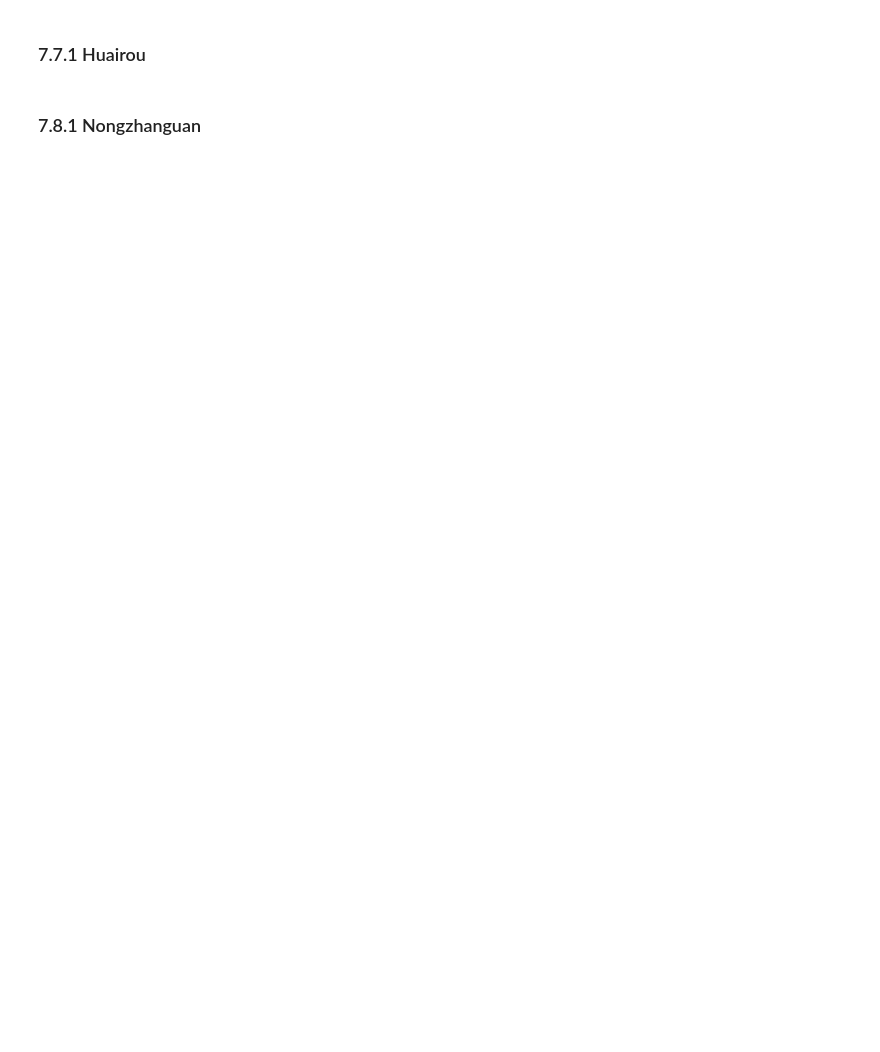
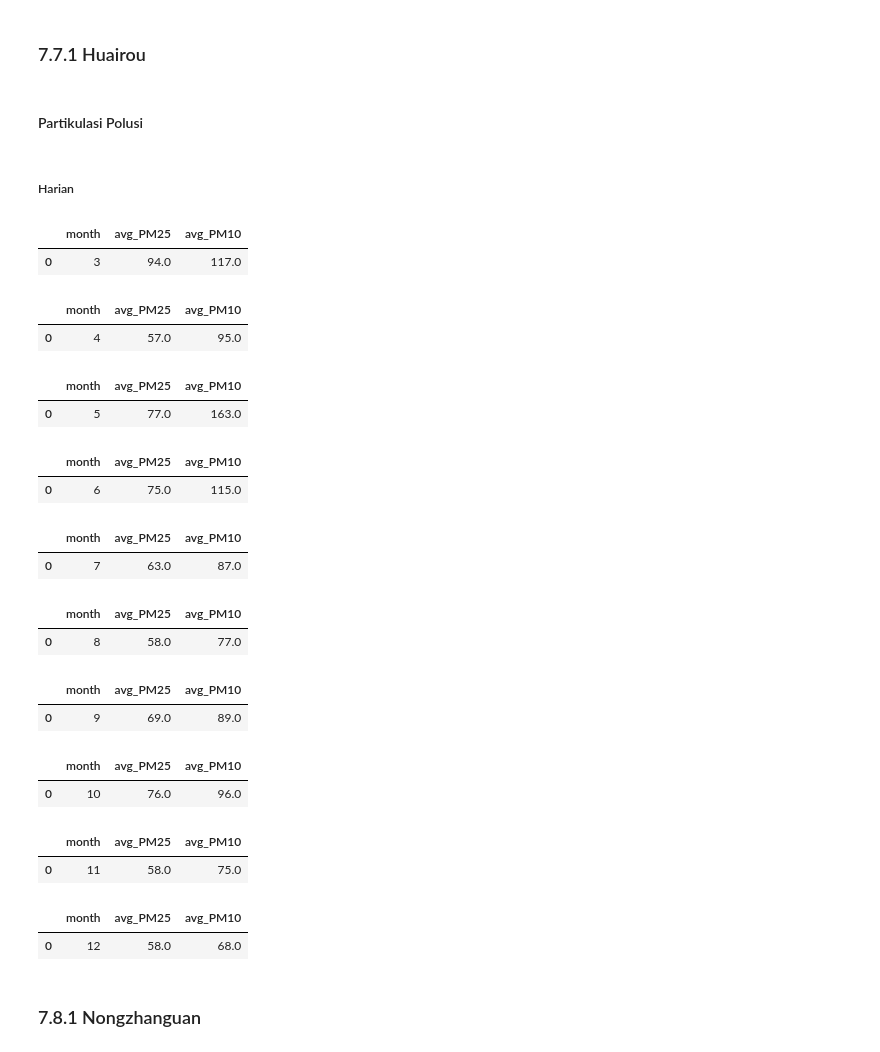
Before and after one commit to Wlnfadhil/Analisa-Data-Air-Quality-Control, a Jupyter notebook: submission/notebook.ipynb, the cells around one changed output. Drawn from its saved outputs; the diff is of its cells as text; code cells hidden in the pictures; blank space fills up the shorter version.

```diff
--- a/submission/notebook.ipynb
+++ b/submission/notebook.ipynb
@@ -1456,4 +3550,51 @@ for year in years:
+# %%
+months = range(3, 3)
+partikulasi_polusi_huairo_polusi_harian_2017 = {}
+
+for month in months:
+    partikulasi_polusi_huairo_polusi_harian_2017[month] = partikulasi_polusi(gucheng_df, year=2017, month=month, day_start=1, day_end=30)
+
+    partikulasi_polusi_huairo_polusi_harian_2017[month]['avg_PM25'] = round(partikulasi_polusi_huairo_polusi_harian_2017[month]['avg_PM25'])
+    partikulasi_polusi_huairo_polusi_harian_2017[month]['avg_PM10'] = round(partikulasi_polusi_huairo_polusi_harian_2017[month]['avg_PM10'])
+
+    display(partikulasi_polusi_dongsi_polusi_harian_2017[month].head())
 # %% [markdown]
 ### 7.7.1 Huairou
+# %% [markdown]
+#### Partikulasi Polusi
+# %% [markdown]
+##### Harian
+# %%
+months = range(3, 13)
+partikulasi_polusi_dongsi_polusi_harian_2013 = {}
+
+for month in months:
+    partikulasi_polusi_dongsi_polusi_harian_2013[month] = partikulasi_polusi(huairou_df, year=2013, month=month, day_start=1, day_end=30)
+
+    partikulasi_polusi_dongsi_polusi_harian_2013[month]['avg_PM25'] = round(partikulasi_polusi_dongsi_polusi_harian_2013[month]['avg_PM25'])
+    partikulasi_polusi_dongsi_polusi_harian_2013[month]['avg_PM10'] = round(partikulasi_polusi_dongsi_polusi_harian_2013[month]['avg_PM10'])
+
+    display(partikulasi_polusi_dongsi_polusi_harian_2013[month].head())
+# %% [output]
+|  | month | avg_PM25 | avg_PM10 |
+| 0 | 3 | 94.0 | 117.0 |
+|  | month | avg_PM25 | avg_PM10 |
+| 0 | 4 | 57.0 | 95.0 |
+|  | month | avg_PM25 | avg_PM10 |
+| 0 | 5 | 77.0 | 163.0 |
+|  | month | avg_PM25 | avg_PM10 |
+| 0 | 6 | 75.0 | 115.0 |
+|  | month | avg_PM25 | avg_PM10 |
+| 0 | 7 | 63.0 | 87.0 |
+|  | month | avg_PM25 | avg_PM10 |
+| 0 | 8 | 58.0 | 77.0 |
+|  | month | avg_PM25 | avg_PM10 |
+| 0 | 9 | 69.0 | 89.0 |
+|  | month | avg_PM25 | avg_PM10 |
+| 0 | 10 | 76.0 | 96.0 |
+|  | month | avg_PM25 | avg_PM10 |
+| 0 | 11 | 58.0 | 75.0 |
+|  | month | avg_PM25 | avg_PM10 |
+| 0 | 12 | 58.0 | 68.0 |
 # %% [markdown]
 ### 7.8.1 Nongzhanguan
```
Also changed, not shown: parts of 133 cells of this notebook.
